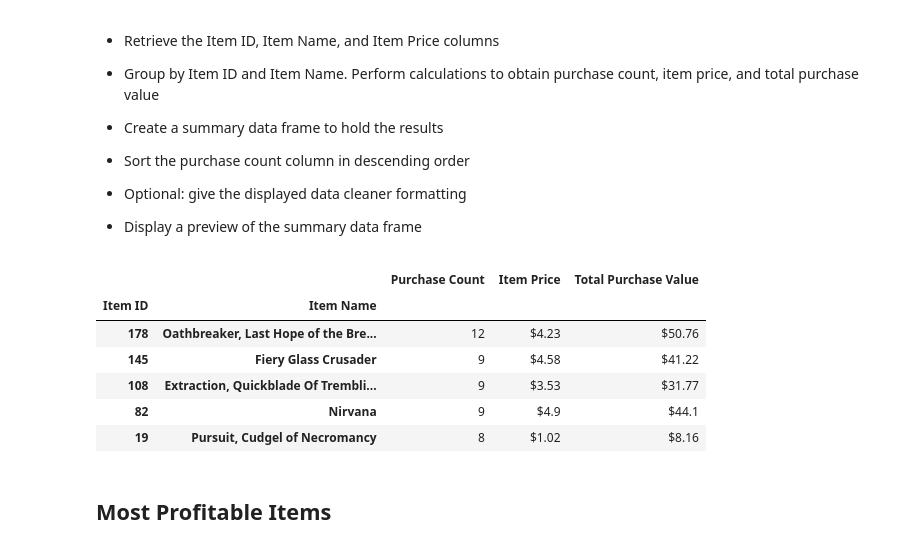
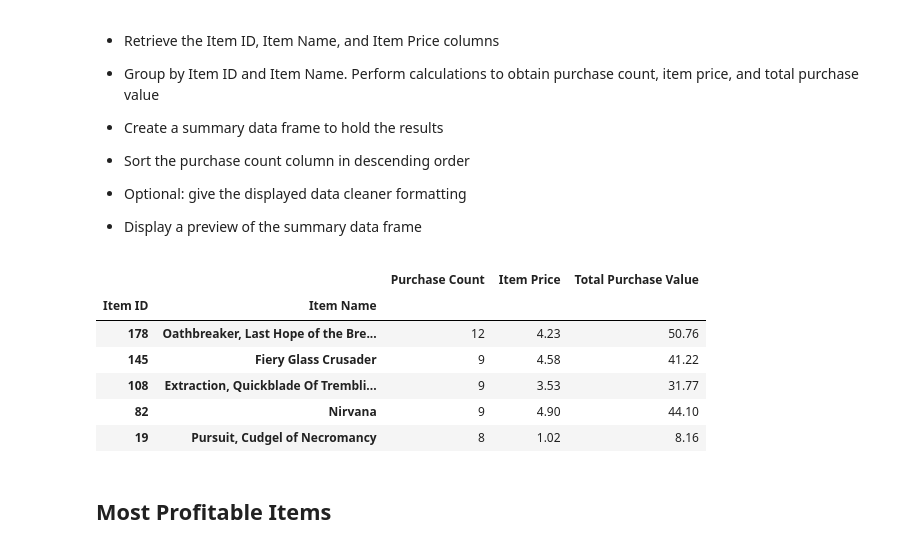
Before and after one commit to mtbulut/Pandas-Challenge-1, a Jupyter notebook: HeroesOfPymoli/HeroesOfPymoli_starter.ipynb, the cells around one changed output. Saved outputs shown, nothing was run; the diff lists cells and outputs as text; code cells hidden in the pictures.

Commit message:
Identify top 5 most expensive items. Removed conversion of prices on items - it skewed the sorting of the Total Purchase Value column.

```diff
--- a/HeroesOfPymoli/HeroesOfPymoli_starter.ipynb
+++ b/HeroesOfPymoli/HeroesOfPymoli_starter.ipynb
@@ -271,24 +271,20 @@ people_df.sort_values('Purchase Count',ascending=False).head()[['Purchase Count'
 # %%
 item_df = df.groupby(['Item ID','Item Name','Price'])\
     .agg({'Purchase ID':'count'})\
     .reset_index(['Price'])\
     .reindex(columns=['Purchase ID','Price'])\
     .rename(columns={'Purchase ID':'Purchase Count','Price':'Item Price'})
 item_df['Total Purchase Value'] = item_df['Purchase Count']*item_df['Item Price']
 
-convert = ['Item Price','Total Purchase Value']
-for e in convert:
-    item_df[e] = item_df[e].apply(dollars)
-
 item_df.sort_values('Purchase Count',ascending=False).head()
 # %% [output]
 |  |  | Purchase Count | Item Price | Total Purchase Value |
 | Item ID | Item Name |  |  |  |
-| 178 | Oathbreaker, Last Hope of the Bre... | 12 | $4.23 | $50.76 |
-| 145 | Fiery Glass Crusader | 9 | $4.58 | $41.22 |
-| 108 | Extraction, Quickblade Of Trembli... | 9 | $3.53 | $31.77 |
-| 82 | Nirvana | 9 | $4.9 | $44.1 |
-| 19 | Pursuit, Cudgel of Necromancy | 8 | $1.02 | $8.16 |
+| 178 | Oathbreaker, Last Hope of the Bre... | 12 | 4.23 | 50.76 |
+| 145 | Fiery Glass Crusader | 9 | 4.58 | 41.22 |
+| 108 | Extraction, Quickblade Of Trembli... | 9 | 3.53 | 31.77 |
+| 82 | Nirvana | 9 | 4.90 | 44.10 |
+| 19 | Pursuit, Cudgel of Necromancy | 8 | 1.02 | 8.16 |
 # %% [markdown]
 ## Most Profitable Items
 # %% [markdown]
```
Also changed, not shown: parts of 2 cells of this notebook.
